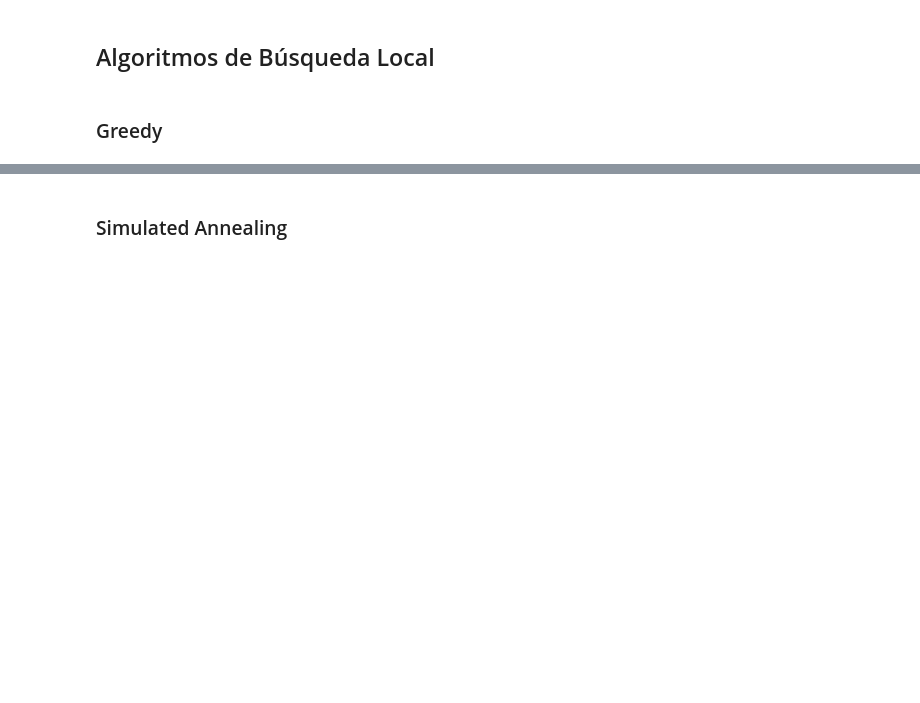
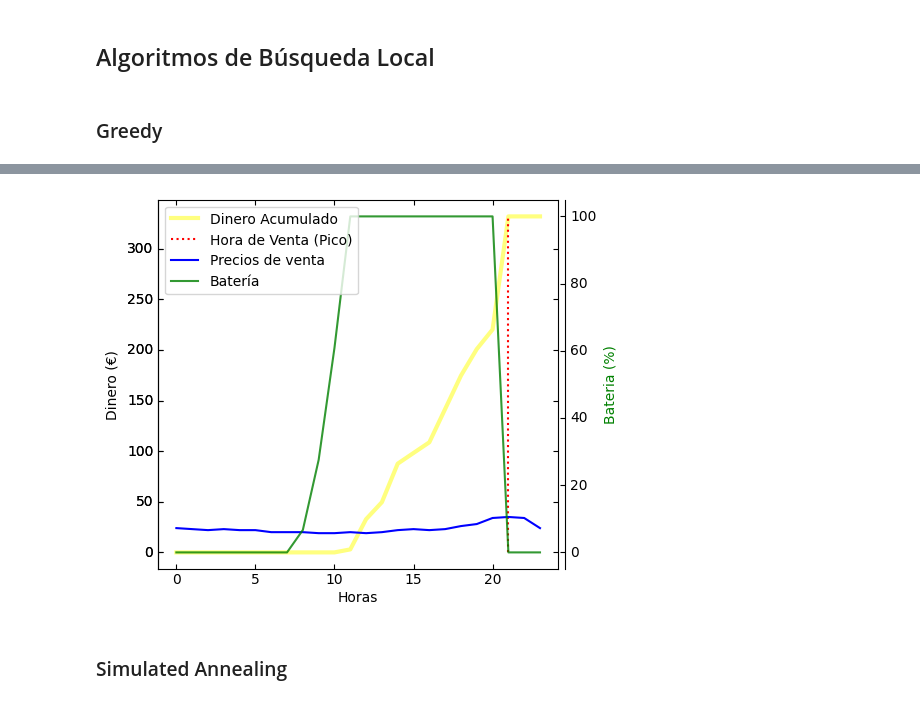
Before and after one commit to GrunCrow/Optimization_Solar_Plant, a Jupyter notebook: 1_Environments_and_Trajectories/notebook.ipynb, the cells around one changed output, grey strips where cells are left out. Drawn from its saved outputs; the diff is of its cells as text; code cells hidden in the pictures; blank space fills up the shorter version.

```diff
--- a/1_Environments_and_Trajectories/notebook.ipynb
+++ b/1_Environments_and_Trajectories/notebook.ipynb
@@ -211,3 +204,60 @@ centwh_a_ekwh(dinero_total)
+# %%
+host = host_subplot(111, axes_class=AA.Axes)
+plt.subplots_adjust(right=0.75)
+
+dinero = host.twinx()
+bateria = host.twinx()
+
+offset = 5
+
+new_fixed_axis = dinero.get_grid_helper().new_fixed_axis
+dinero.axis["left"] = new_fixed_axis(loc="left", axes=dinero,
+                                        offset=(0, 0))
+
+new_fixed_axis = bateria.get_grid_helper().new_fixed_axis
+bateria.axis["right"] = new_fixed_axis(loc="right", axes=bateria,
+                                        offset=(offset, 0))
+
+
+
+host.set_xlabel("Horas")
+# host.set_ylabel("Dinero (€)")
+dinero.set_ylabel("Dinero (€)")
+bateria.set_ylabel("Bateria (%)")
+
+# Dinero acumulado en cada hora
+host.plot(horas,
+         dinero_hora,
+         linewidth=3,
+         color='yellow',
+         alpha=0.5)
+
+# Capacidad de la bateria en cada hora
+bat, = bateria.plot(horas,
+         bateria_hora,
+         color='green',
+         alpha=0.8)
+
+# Linea de hora de venta
+# poner variable hora_venta_pico, para cuando meta el generar grafica dentro de una funcion
+dinero.plot([hora_venta_pico for _ in [0, round(max(dinero_hora))]],
+         [i for i in [0, round(max(dinero_hora))]],
+         linestyle=':',
+         color='red')
+
+# coeficiente_representacion = 1
+# Precio por hora
+dinero.plot(horas,    # eje x
+         precios_venta, #[p * coeficiente_representacion for p in precios_venta],
+         color='blue')
+
+host.legend(["Dinero Acumulado", "Hora de Venta (Pico)",  "Precios de venta", "Batería"])
+
+bateria.axis["right"].label.set_color(bat.get_color())
+
+plt.show()
+# %% [output]
+[figure, added]
 # %%
 # Para efectuar la comparativa de resultados entre los distintos algoritmos de búsqueda, se debe implementar como algoritmo básico, un Greedy, siguiendo la heurística de guardar desde el principio hasta que se llene y luego vender en el pico de precio del dia todo. A partir de ese momento vender todo.
 
```
Also changed, not shown: parts of 13 cells of this notebook.
